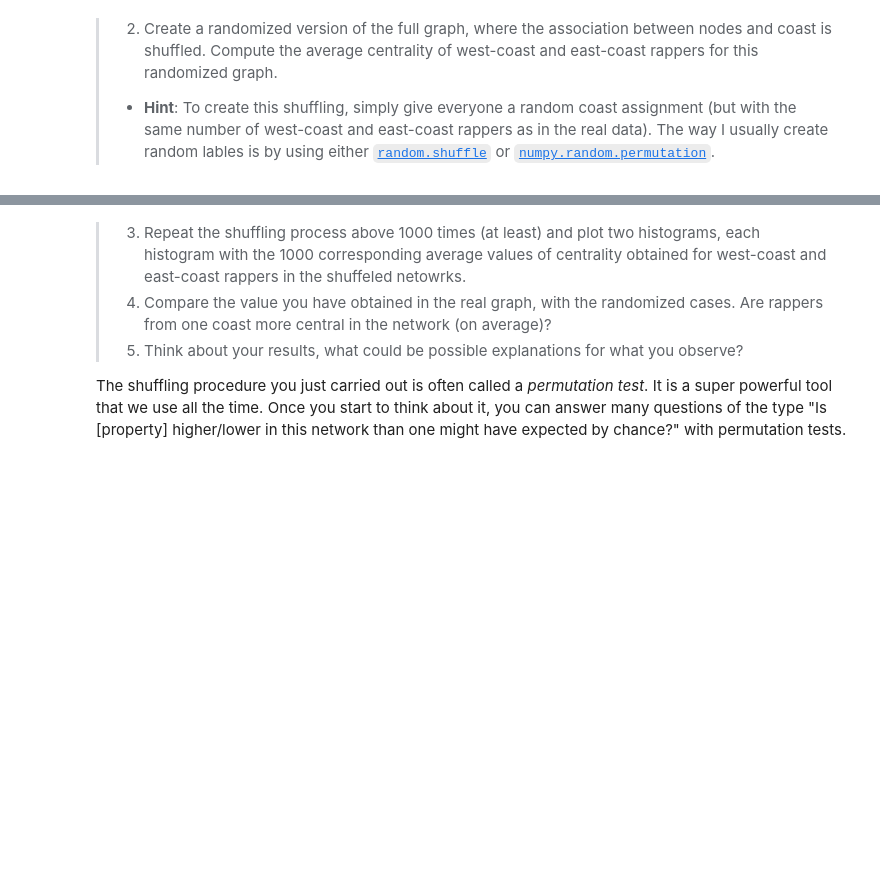
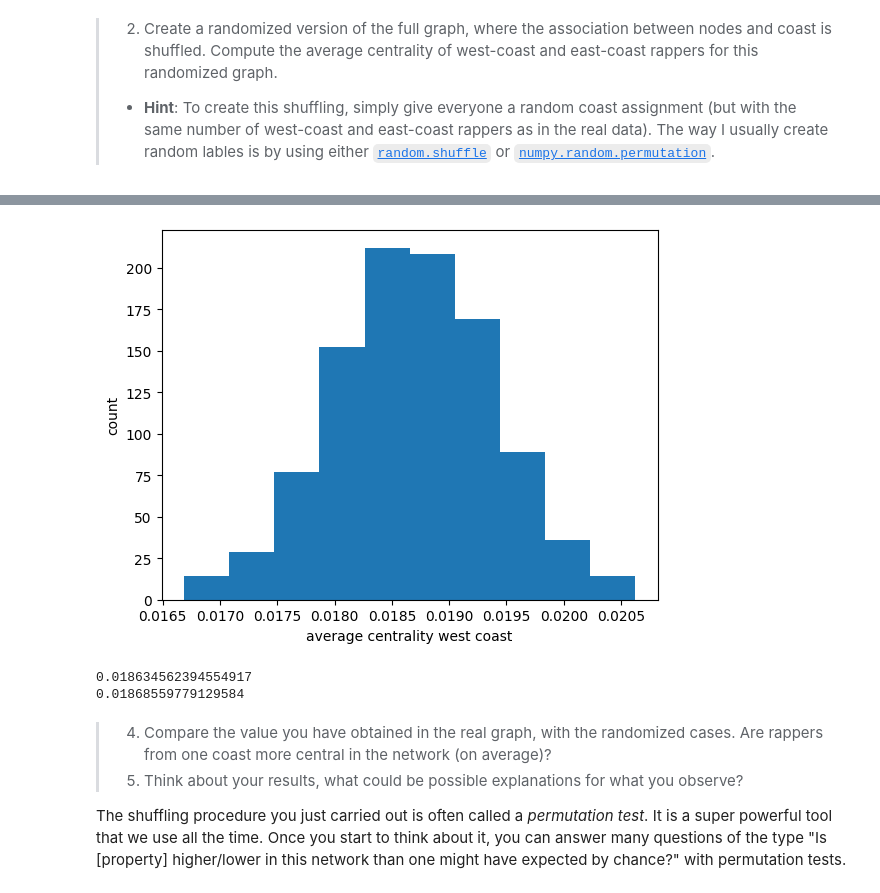
Before and after one commit to AnneKDesler/socialgraphs2023, a Jupyter notebook: Week05/Week5.ipynb, the cells around one changed output, grey strips where cells are left out. Drawn from its saved outputs; the diff is of its cells as text; code cells hidden in the pictures; blank space fills up the shorter version.

```diff
--- a/Week05/Week5.ipynb
+++ b/Week05/Week5.ipynb
@@ -777,5 +869,19 @@ print(avg_central_east)
+# %%
+plt.hist(avg_central_east)
+plt.xlabel('average centrality west coast')
+plt.ylabel('count')
+plt.show()
+# %% [output]
+[figure, added]
+# %%
+avg_avg_central_west = np.mean(avg_central_west)
+avg_avg_central_east = np.mean(avg_central_east)
+print(avg_avg_central_west)
+print(avg_avg_central_east)
+# %% [output]
+0.018634562394554917
+0.01868559779129584
 # %% [markdown]
->3. Repeat the shuffling process above 1000 times (at least) and plot two histograms, each histogram with the 1000 corresponding average values of centrality obtained for west-coast and east-coast rappers in the shuffeled netowrks.
 >4. Compare the value you have obtained in the real graph, with the randomized cases. Are rappers from one coast more central in the network (on average)?
 >5. Think about your results, what could be possible explanations for what you observe?
 
```
Also changed, not shown: parts of 7 cells of this notebook.
